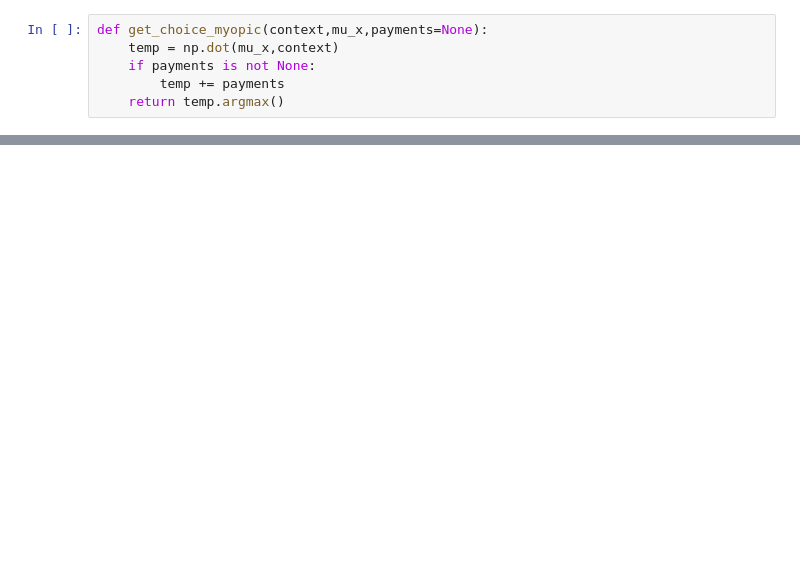
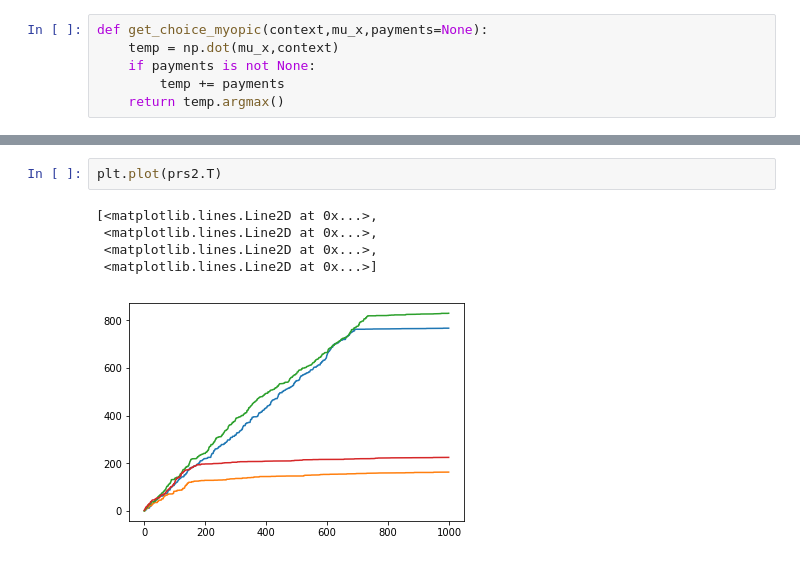
Before and after one commit to thejat/Pay2Explore, a Jupyter notebook: experiments.ipynb, the cells around one changed output, grey strips where cells are left out. Cells and saved outputs as stored; diff of their text form; blank space fills up the shorter version.

```diff
--- a/experiments.ipynb
+++ b/experiments.ipynb
@@ -109,0 +147,8 @@ plt.show()
+# %%
+plt.plot(prs2.T)
+# %% [output]
+[<matplotlib.lines.Line2D at 0x...>,
+ <matplotlib.lines.Line2D at 0x...>,
+ <matplotlib.lines.Line2D at 0x...>,
+ <matplotlib.lines.Line2D at 0x...>]
+[figure, added]
```
Also changed, not shown: parts of 8 cells of this notebook.
